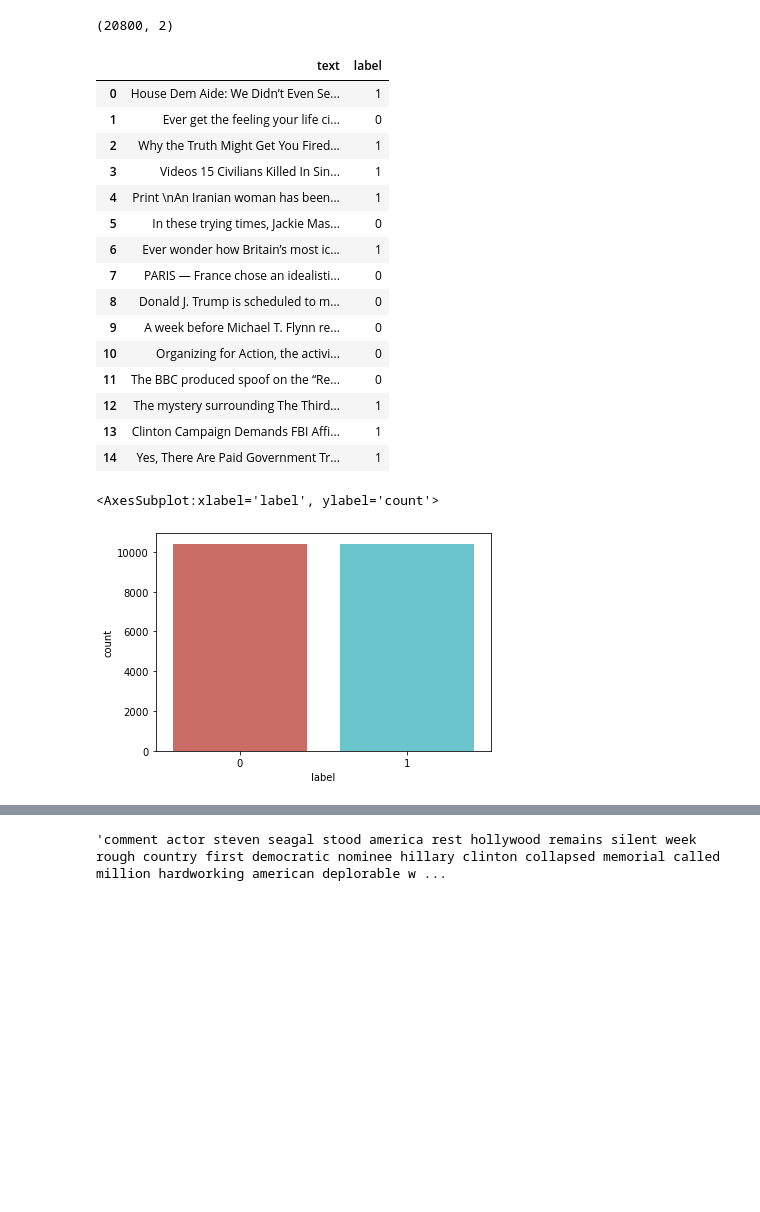
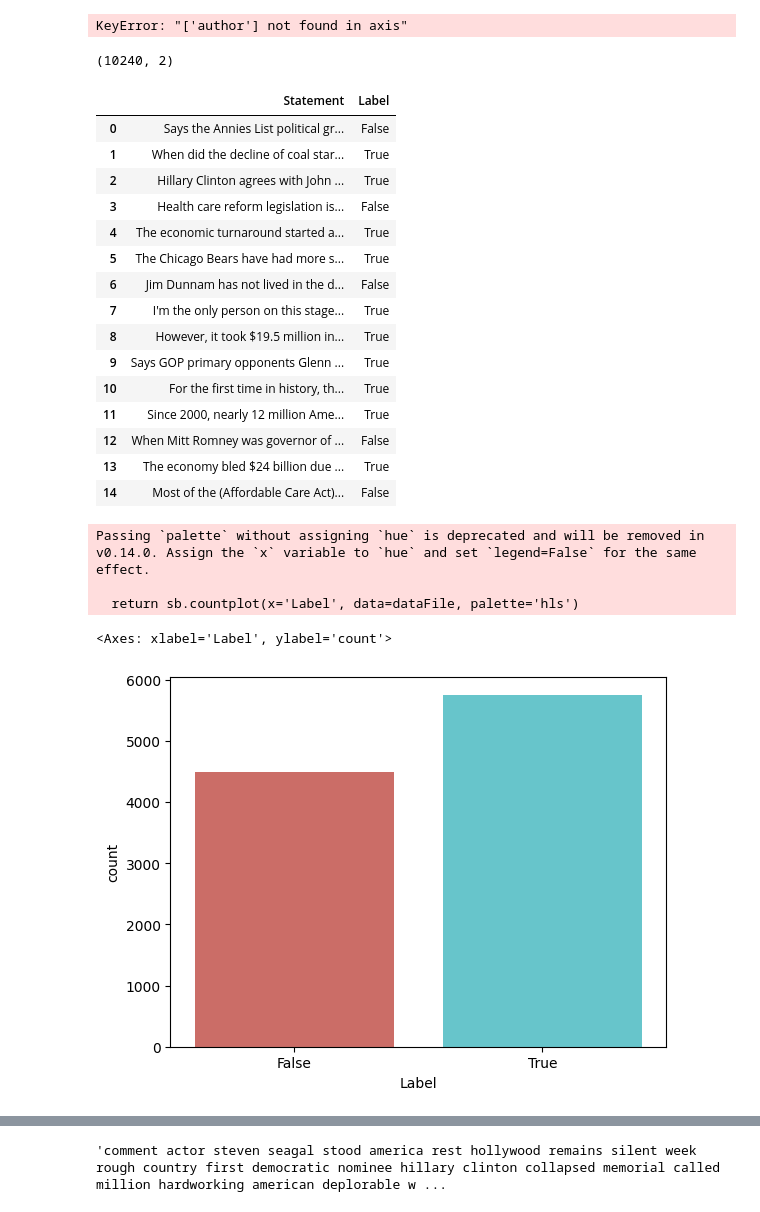
Before and after one commit to adljna/FakeNewsDetection, a Jupyter notebook: notebook/final-fnd.ipynb, the cells around one changed output, grey strips where cells are left out. Saved outputs shown, nothing was run; the diff lists cells and outputs as text; code cells hidden in the pictures; blank space fills up the shorter version.

```diff
--- a/notebook/final-fnd.ipynb
+++ b/notebook/final-fnd.ipynb
@@ -16,7 +16,7 @@ from sklearn.linear_model import PassiveAggressiveClassifier
 from nltk.stem import WordNetLemmatizer
 from nltk.corpus import stopwords
 # %%
-train_df = pd.read_csv(r'C:\Users\Mayur\Downloads\train.csv')
+train_df = pd.read_csv('../data/train.csv')
 # %%
 train_df.head(15)
 # %% [output]
@@ -39,39 +39,44 @@ train_df.head(15)
 # %%
-train_df = train_df.drop("author", axis = 1)
-train_df = train_df.drop("title", axis = 1)
-train_df = train_df.drop("id", axis = 1)
+# train_df = train_df.drop("author", axis = 1)
+# train_df = train_df.drop("title", axis = 1)
+# train_df = train_df.drop("id", axis = 1)
+# %% [output]
+KeyError: "['author'] not found in axis"
 # %%
 train_df.shape
 # %% [output]
-(20800, 2)
+(10240, 2)
 # %%
 train_df.head(15)
 # %% [output]
-|  | text | label |
-| 0 | House Dem Aide: We Didn’t Even Se... | 1 |
-| 1 | Ever get the feeling your life ci... | 0 |
-| 2 | Why the Truth Might Get You Fired... | 1 |
-| 3 | Videos 15 Civilians Killed In Sin... | 1 |
-| 4 | Print \nAn Iranian woman has been... | 1 |
-| 5 | In these trying times, Jackie Mas... | 0 |
-| 6 | Ever wonder how Britain’s most ic... | 1 |
-| 7 | PARIS — France chose an idealisti... | 0 |
-| 8 | Donald J. Trump is scheduled to m... | 0 |
-| 9 | A week before Michael T. Flynn re... | 0 |
-| 10 | Organizing for Action, the activi... | 0 |
-| 11 | The BBC produced spoof on the “Re... | 0 |
-| 12 | The mystery surrounding The Third... | 1 |
-| 13 | Clinton Campaign Demands FBI Affi... | 1 |
-| 14 | Yes, There Are Paid Government Tr... | 1 |
+|  | Statement | Label |
+| 0 | Says the Annies List political gr... | False |
+| 1 | When did the decline of coal star... | True |
+| 2 | Hillary Clinton agrees with John ... | True |
+| 3 | Health care reform legislation is... | False |
+| 4 | The economic turnaround started a... | True |
+| 5 | The Chicago Bears have had more s... | True |
+| 6 | Jim Dunnam has not lived in the d... | False |
+| 7 | I'm the only person on this stage... | True |
+| 8 | However, it took $19.5 million in... | True |
+| 9 | Says GOP primary opponents Glenn ... | True |
+| 10 | For the first time in history, th... | True |
+| 11 | Since 2000, nearly 12 million Ame... | True |
+| 12 | When Mitt Romney was governor of ... | False |
+| 13 | The economy bled $24 billion due ... | True |
+| 14 | Most of the (Affordable Care Act)... | False |
 # %%
 def create_distribution(dataFile):
-    return sb.countplot(x='label', data=dataFile, palette='hls')
+    return sb.countplot(x='Label', data=dataFile, palette='hls')
 
 # by calling below we can see that training, test and valid data seems to be failry evenly distributed between the classes
 create_distribution(train_df)
 # %% [output]
-<AxesSubplot:xlabel='label', ylabel='count'>
+Passing `palette` without assigning `hue` is deprecated and will be removed in v0.14.0. Assign the `x` variable to `hue` and set `legend=False` for the same effect.
+
+  return sb.countplot(x='Label', data=dataFile, palette='hls')
+<Axes: xlabel='Label', ylabel='count'>
-[figure, old version]
+[figure, new version]
 # %%
 def data_qualityCheck():
     print("Checking data qualitites...")
```
Also changed, not shown: parts of 11 cells of this notebook, 5 other files.
